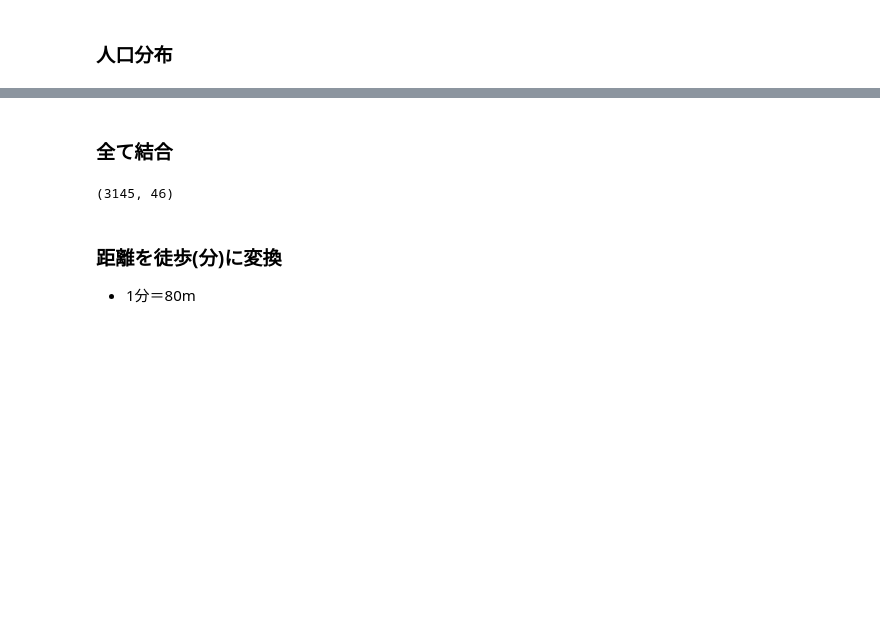
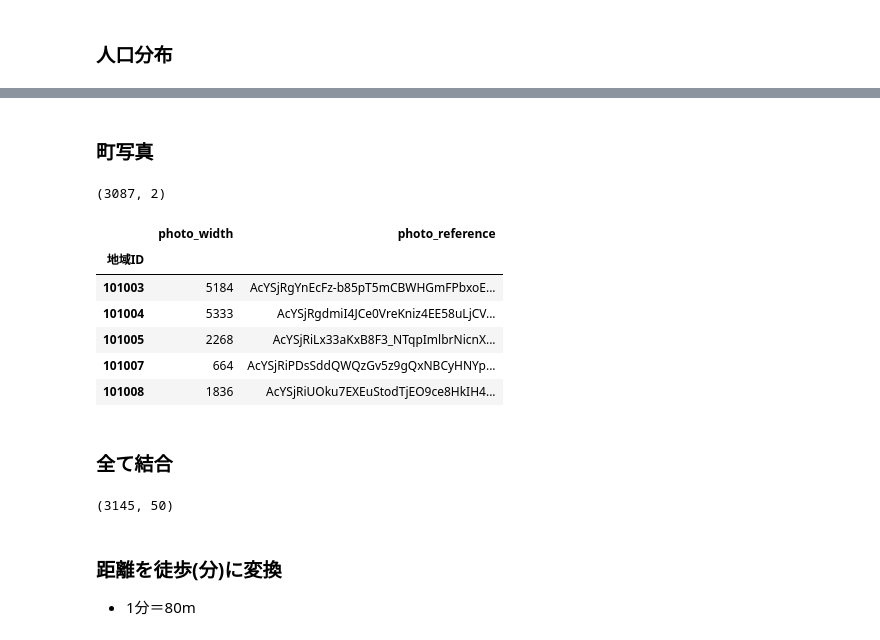
Before and after one commit to z-guard/analysis, a Jupyter notebook: notebooks/all_town_detail.ipynb, the cells around one changed output, grey strips where cells are left out. Saved outputs shown, nothing was run; the diff lists cells and outputs as text; code cells hidden in the pictures; blank space fills up the shorter version.

```diff
--- a/notebooks/all_town_detail.ipynb
+++ b/notebooks/all_town_detail.ipynb
@@ -222,3 +222,21 @@ df_pop_rate.head()
+# %% [markdown]
+### 町写真
+# %%
+df_place_photo = pd.read_csv(os.path.join(DIR_NAME, 'place_photo_all.csv')).rename(columns={
+    'no': '地域ID', 'width': 'photo_width'
+}).dropna(subset=['photo_reference'])[['地域ID', 'photo_width', 'photo_reference']].set_index('地域ID')
+df_place_photo['photo_width'] = df_place_photo['photo_width'].astype(int)
+print(df_place_photo.shape)
+df_place_photo.head()
+# %% [output]
+(3087, 2)
+|  | photo_width | photo_reference |
+| 地域ID |  |  |
+| 101003 | 5184 | AcYSjRgYnEcFz-b85pT5mCBWHGmFPbxoE... |
+| 101004 | 5333 | AcYSjRgdmiI4JCe0VreKniz4EE58uLjCV... |
+| 101005 | 2268 | AcYSjRiLx33aKxB8F3_NTqpImlbrNicnX... |
+| 101007 | 664 | AcYSjRiPDsSddQWQzGv5z9gQxNBCyHNYp... |
+| 101008 | 1836 | AcYSjRiUOku7EXEuStodTjEO9ce8HkIH4... |
 # %% [markdown]
 ### 全て結合
 # %%
@@ -233,11 +251,12 @@ df_all_town_detail = pd.concat([
     df_medical,
     df_crime,
     df_pop_rate,
+    df_place_photo,
 ], axis=1)
-df_all_town_detail.index.name = '地域ID'
+df_all_town_detail.index.name = 'town_id'
 print(df_all_town_detail.shape)
 # %% [output]
-(3145, 46)
+(3145, 50)
 # %% [markdown]
 ### 距離を徒歩(分)に変換
 - 1分＝80m
```
Also changed, not shown: parts of 8 cells of this notebook.
